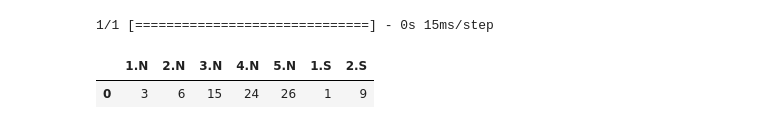
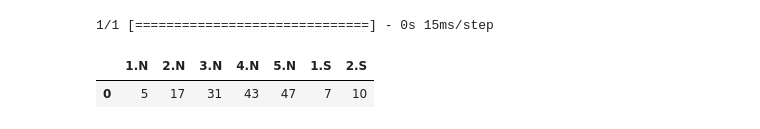
Before and after one commit to annamau/lotto_model, a Jupyter notebook: model/lotto_model.ipynb, the cells around one changed output. Saved outputs shown, nothing was run; the diff lists cells and outputs as text; code cells hidden in the pictures.

Commit message:
Cleaned model and rearranged scapper

```diff
--- a/model/lotto_model.ipynb
+++ b/model/lotto_model.ipynb
@@ -77,2 +9,6 @@ array([ 4, 22, 19,  2, 10, 14, 18,  3,  7, 16,  6,  9, 28, 17, 12, 15,  8,
 # %%
 df = lotto_df.drop(["Date", "Full_Combination"], axis = 1)
+#Lets reverse the dataframe
+
+df = df.reindex(index=df.index[::-1]).reset_index(drop = True)
+df
@@ -87,7 +35,7 @@ tf_df = pd.DataFrame(data=tf_dataset, index = df.index)
 # %%
 n_rows = df.shape[0] # All recorded combinations
 n_columns = df.shape[1] # All possible positions for draws
-window_length = 10 # Games to take into consideration
+window_length = 5 # Games to take into consideration
 # %%
 train = np.empty([n_rows - window_length, window_length, n_columns], dtype = float)
 
@@ -146,21 +54,18 @@ batch_size = 20
 # %%
 filename = "lotto_model"
 
-if os.path.exists('../data/'+filename+'.h5'):
-    model = load_model('../data/'+filename+'.h5')
-else:
-    model = Sequential()
-    model.add(LSTM(32,
-               input_shape=(window_length, n_columns),
-               return_sequences=True))
-    model.add(Dropout(0.2))
-    model.add(LSTM(32,
-               return_sequences=False))
-    model.add(Dropout(0.2))
-    model.add(Dense(n_columns))
-    model.compile(loss='mse', optimizer='rmsprop')
-    model.fit(train, label,
-          batch_size=64, epochs=10000)
-    model.save('../data/'+filename+'.h5')
+model = Sequential()
+model.add(LSTM(32,
+           input_shape=(window_length, n_columns),
+           return_sequences=True))
+model.add(Dropout(0.2))
+model.add(LSTM(32,
+           return_sequences=False))
+model.add(Dropout(0.2))
+model.add(Dense(n_columns))
+model.compile(loss='mse', optimizer='rmsprop')
+model.fit(train, label,
+      batch_size=64, epochs=10000)
+model.save('../data/'+filename+'.h5')
 # %% [output]
 Epoch 1/10000
@@ -200,12 +88,13 @@ to_predict
 # %%
+to_predict = df.iloc[-5:]
 scaled_to_predict = scaler.transform(to_predict) # Scale to models metric
 # %%
 scaled_predicted_output_1 = model.predict(np.array([scaled_to_predict])) # Predict using model created
 data = scaler.inverse_transform(scaled_predicted_output_1).astype(int) # Unscale to normal input
-df = pd.DataFrame(data, columns=['1.N', '2.N', '3.N', '4.N', '5.N', '1.S', '2.S'])
-df.to_csv('../data/lotto_prediction.csv', index=False)  # Store new predicted value
-df
+predicted_df = pd.DataFrame(data, columns=['1.N', '2.N', '3.N', '4.N', '5.N', '1.S', '2.S'])
+predicted_df.to_csv('../data/lotto_prediction.csv', index=False)  # Store new predicted value
+predicted_df
 # %% [output]
 1/1 [==============================] - 0s 15ms/step
 |  | 1.N | 2.N | 3.N | 4.N | 5.N | 1.S | 2.S |
-| 0 | 3 | 6 | 15 | 24 | 26 | 1 | 9 |
+| 0 | 5 | 17 | 31 | 43 | 47 | 7 | 10 |
```
Also changed, not shown: parts of 17 cells of this notebook, 1 other file.
